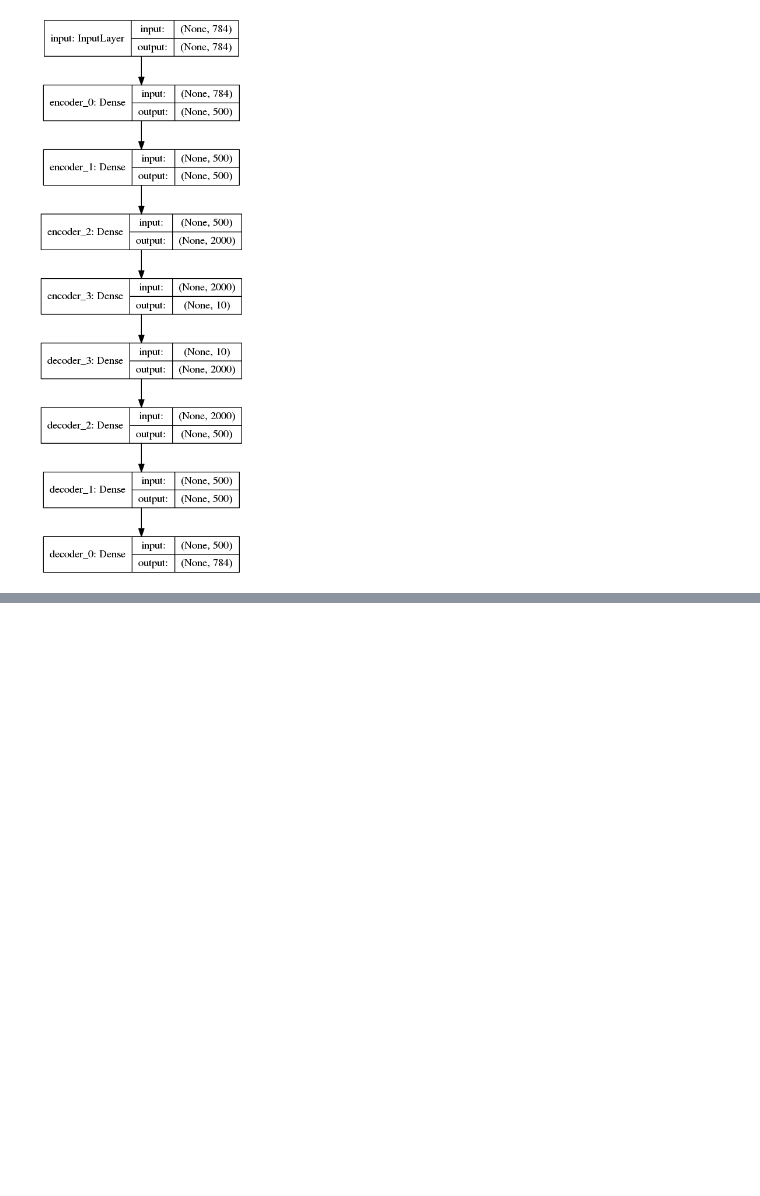
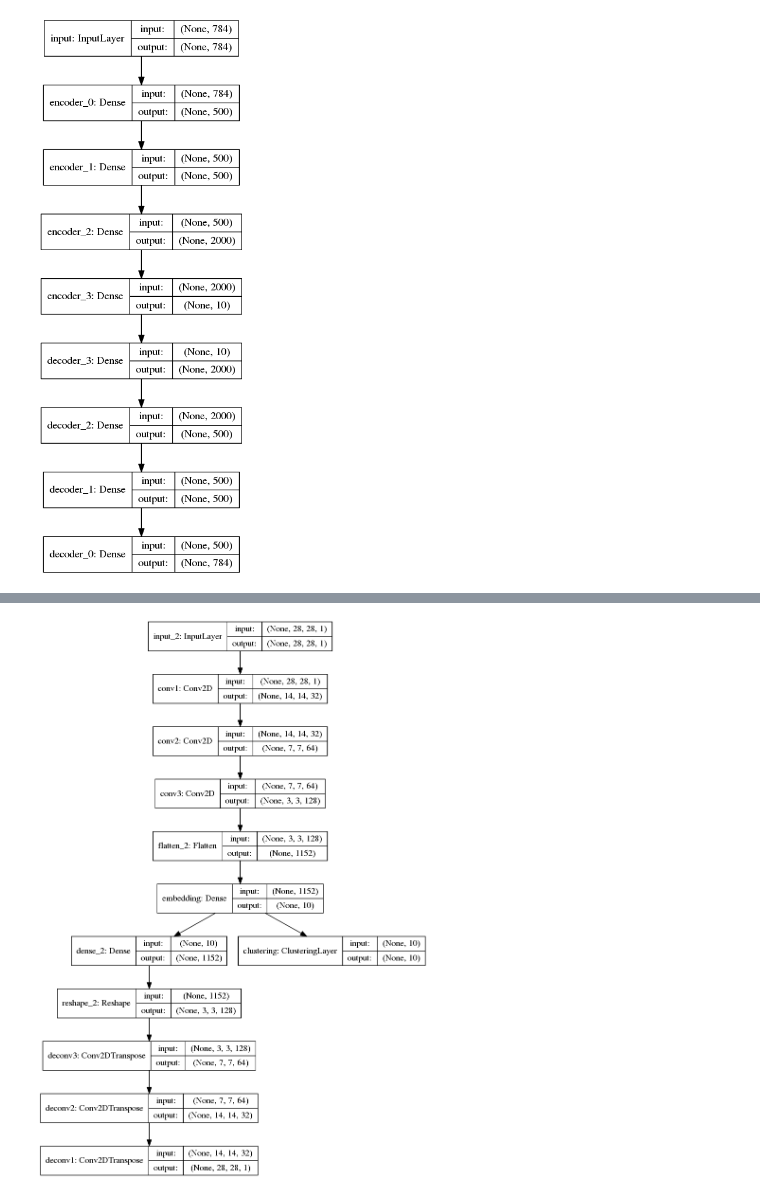
Before and after one commit to yinlin-testai/Clustering, a Jupyter notebook: Image_Clustering/encoder_1.ipynb, the cells around one changed output, grey strips where cells are left out. Cells and saved outputs as stored; diff of their text form; code cells hidden in the pictures; blank space fills up the shorter version.

```diff
--- a/Image_Clustering/encoder_1.ipynb
+++ b/Image_Clustering/encoder_1.ipynb
@@ -124,0 +293,24 @@ Hint: If you want to see a list of allocated tensors when OOM happens, add repor
+# %%
+def autoencoderConv2D_1(input_shape=(28, 28, 1), filters=[32, 64, 128, 10]):
+    input_img = Input(shape=input_shape)
+    if input_shape[0] % 8 == 0:
+        pad3 = 'same'
+    else:
+        pad3 = 'valid'
+    x = Conv2D(filters[0], 5, strides=2, padding='same', activation='relu', name='conv1', input_shape=input_shape)(input_img)
+
+    x = Conv2D(filters[1], 5, strides=2, padding='same', activation='relu', name='conv2')(x)
+
+    x = Conv2D(filters[2], 3, strides=2, padding=pad3, activation='relu', name='conv3')(x)
+
+    x = Flatten()(x)
+    encoded = Dense(units=filters[3], name='embedding')(x)
+    x = Dense(units=filters[2]*int(input_shape[0]/8)*int(input_shape[0]/8), activation='relu')(encoded)
+
+    x = Reshape((int(input_shape[0]/8), int(input_shape[0]/8), filters[2]))(x)
+    x = Conv2DTranspose(filters[1], 3, strides=2, padding=pad3, activation='relu', name='deconv3')(x)
+
+    x = Conv2DTranspose(filters[0], 5, strides=2, padding='same', activation='relu', name='deconv2')(x)
+
+    decoded = Conv2DTranspose(input_shape[2], 5, strides=2, padding='same', name='deconv1')(x)
+    return Model(inputs=input_img, outputs=decoded, name='AE'), Model(inputs=input_img, outputs=encoded, name='encoder')
@@ -124,0 +476,14 @@ Hint: If you want to see a list of allocated tensors when OOM happens, add repor
+# %%
+## Model to Train clustering and autoencoder at same time (convolutional)
+autoencoder, encoder = autoencoderConv2D_1()
+autoencoder.load_weights(save_dir+'/conv_ae_weights.h5')
+clustering_layer = ClusteringLayer(n_clusters, name='clustering')(encoder.output)
+model = Model(inputs=encoder.input,
+                           outputs=[clustering_layer, autoencoder.output])
+# %%
+from keras.utils import plot_model
+plot_model(model, to_file='model.png', show_shapes=True)
+from IPython.display import Image
+Image(filename='model.png')
+# %% [output]
+[figure, added]
```
Also changed, not shown: parts of 37 cells of this notebook, 2 other files.
